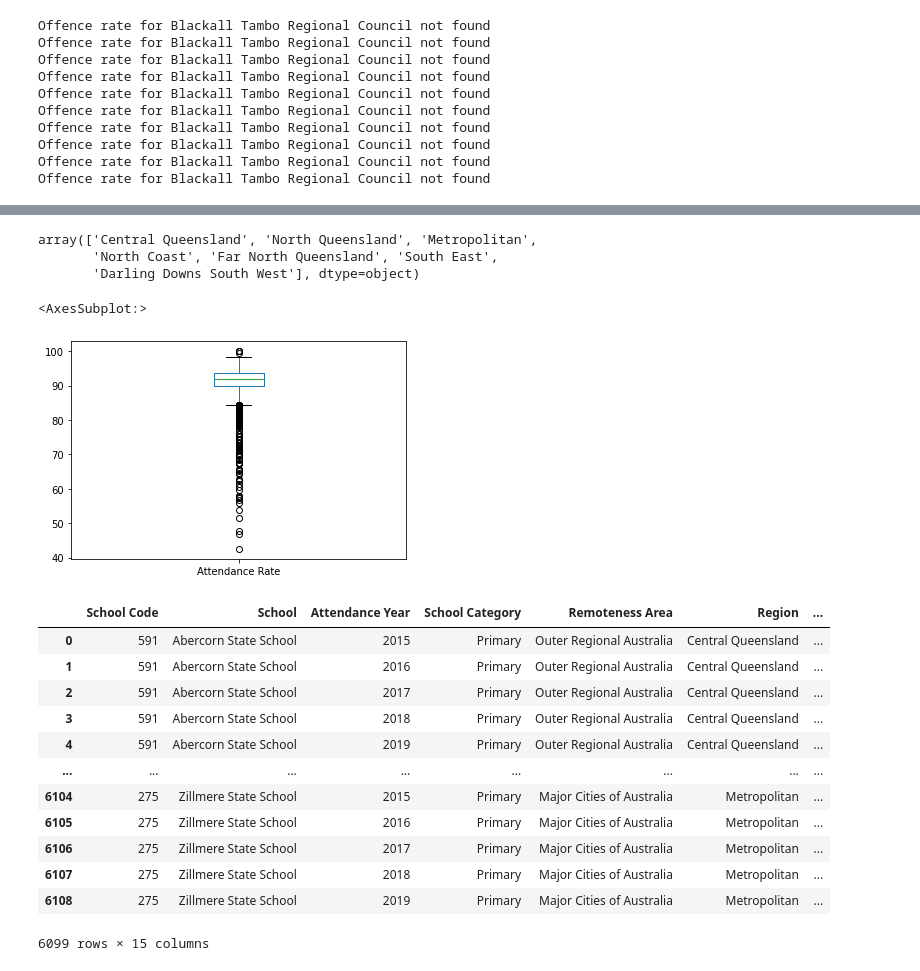
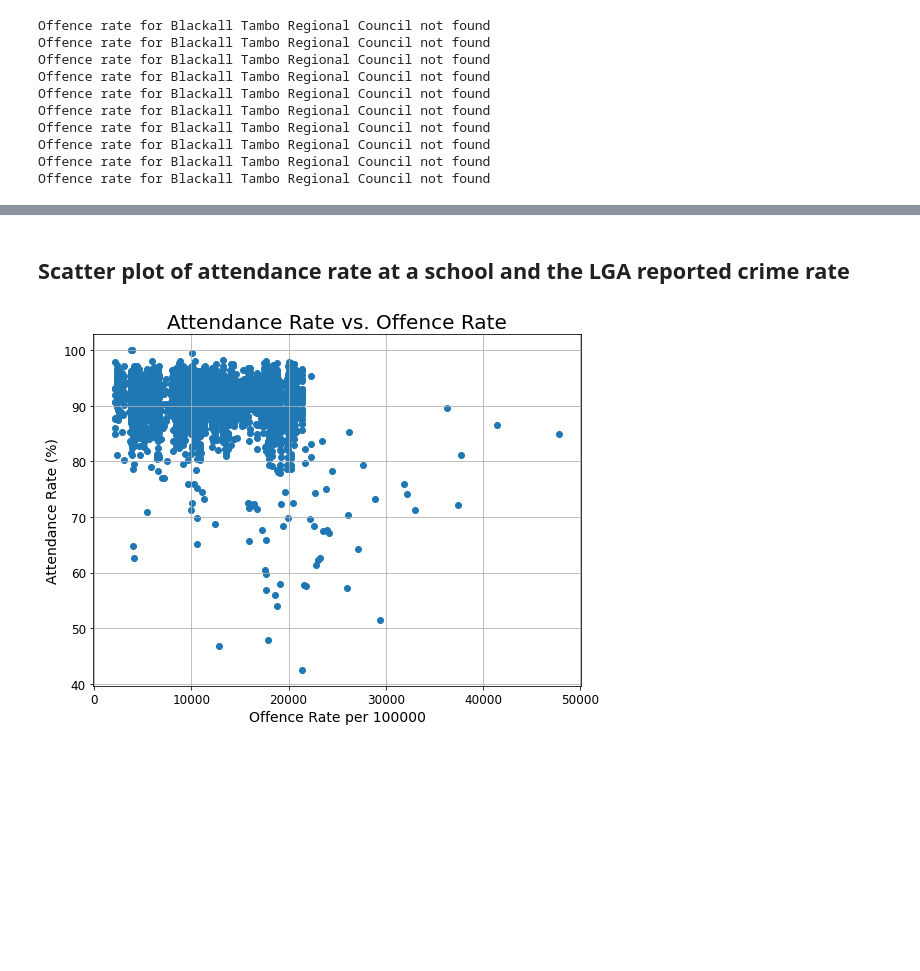
Before and after one commit to Thgiliwt/Project-1, a Jupyter notebook: notebooks/part4.ipynb, the cells around one changed output, grey strips where cells are left out. Saved outputs shown, nothing was run; the diff lists cells and outputs as text; code cells hidden in the pictures; blank space fills up the shorter version.

```diff
--- a/notebooks/part4.ipynb
+++ b/notebooks/part4.ipynb
@@ -99,29 +92,18 @@ attendance_offences_df.loc[attendance_offences_df['Region'] == 'Central Queensla
-# %%
-attendance_offences_df['Region'].unique()
-# %% [output]
-array(['Central Queensland', 'North Queensland', 'Metropolitan',
-       'North Coast', 'Far North Queensland', 'South East',
-       'Darling Downs South West'], dtype=object)
-# %%
-# make deciles for the offences data
-attendance_offences_df['quartiles'] = pd.qcut(attendance_offences_df['Offence Rate'],10,labels=False)
-# %% [output]
-<AxesSubplot:>
-[figure, removed]
-# %%
-#make the box plots for each decile
-deciles = attendance_offences_df['quartiles']
-# %% [output]
-|  | School Code | School | Attendance Year | School Category | Remoteness Area | Region | ... |
-| 0 | 591 | Abercorn State School | 2015 | Primary | Outer Regional Australia | Central Queensland | ... |
-| 1 | 591 | Abercorn State School | 2016 | Primary | Outer Regional Australia | Central Queensland | ... |
-| 2 | 591 | Abercorn State School | 2017 | Primary | Outer Regional Australia | Central Queensland | ... |
-| 3 | 591 | Abercorn State School | 2018 | Primary | Outer Regional Australia | Central Queensland | ... |
-| 4 | 591 | Abercorn State School | 2019 | Primary | Outer Regional Australia | Central Queensland | ... |
-| ... | ... | ... | ... | ... | ... | ... | ... |
-| 6104 | 275 | Zillmere State School | 2015 | Primary | Major Cities of Australia | Metropolitan | ... |
-| 6105 | 275 | Zillmere State School | 2016 | Primary | Major Cities of Australia | Metropolitan | ... |
-| 6106 | 275 | Zillmere State School | 2017 | Primary | Major Cities of Australia | Metropolitan | ... |
-| 6107 | 275 | Zillmere State School | 2018 | Primary | Major Cities of Australia | Metropolitan | ... |
-| 6108 | 275 | Zillmere State School | 2019 | Primary | Major Cities of Australia | Metropolitan | ... |
-6099 rows × 15 columns
+# %% [markdown]
+## Scatter plot of attendance rate at a school and the LGA reported crime rate
+# %%
+fig, ax = plt.subplots(figsize=(8,6))
+y = attendance_offences_df['Attendance Rate']
+x = attendance_offences_df['Offence Rate']
+ax.scatter(x,y)
+
+ax.set_title('Attendance Rate vs. Offence Rate',fontsize=20)
+ax.set_xlabel('Offence Rate per 100000',fontsize=14)
+ax.set_ylabel('Attendance Rate (%)',fontsize=14)
+ax.tick_params(axis='x',labelsize=12)
+ax.tick_params(axis='y',labelsize=12)
+ax.grid(True)
+fig.tight_layout()
+plt.show()
+# %% [output]
+[figure, added]
```
Also changed, not shown: parts of 14 cells of this notebook.
